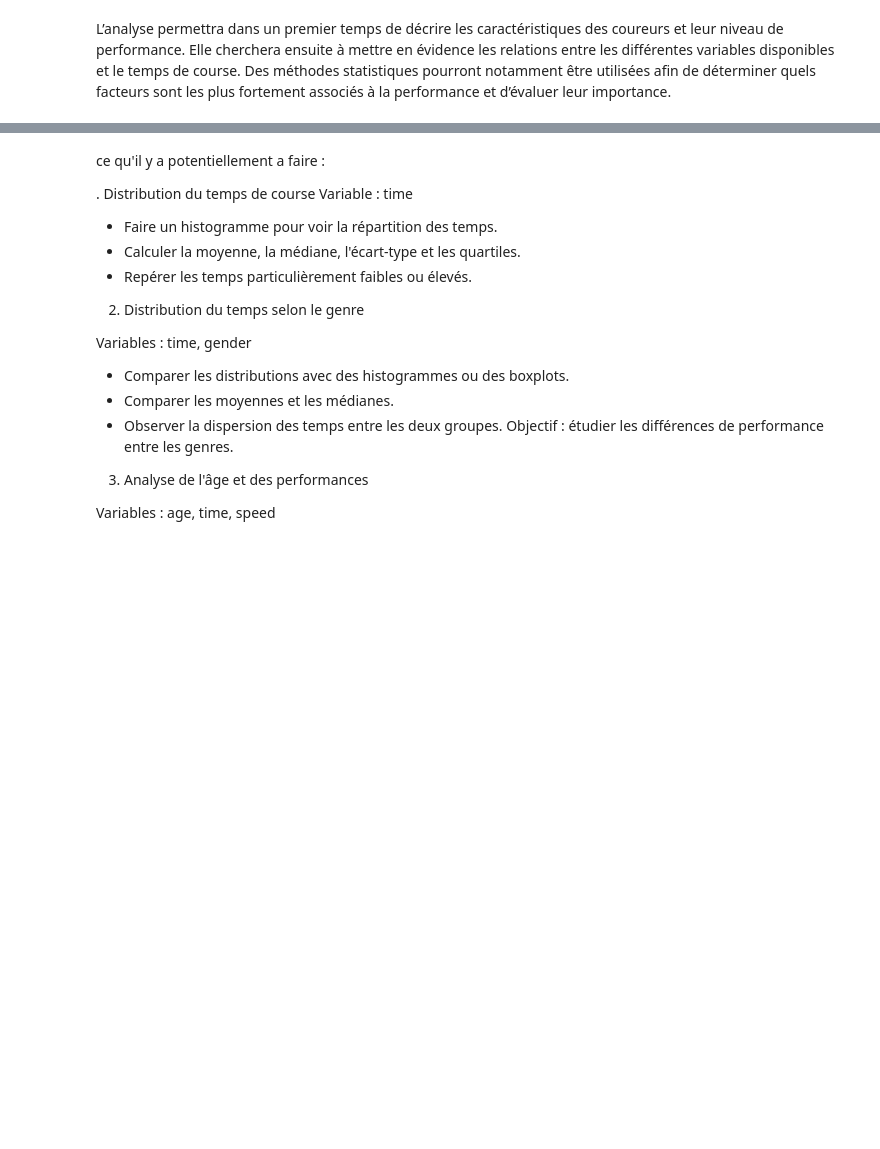
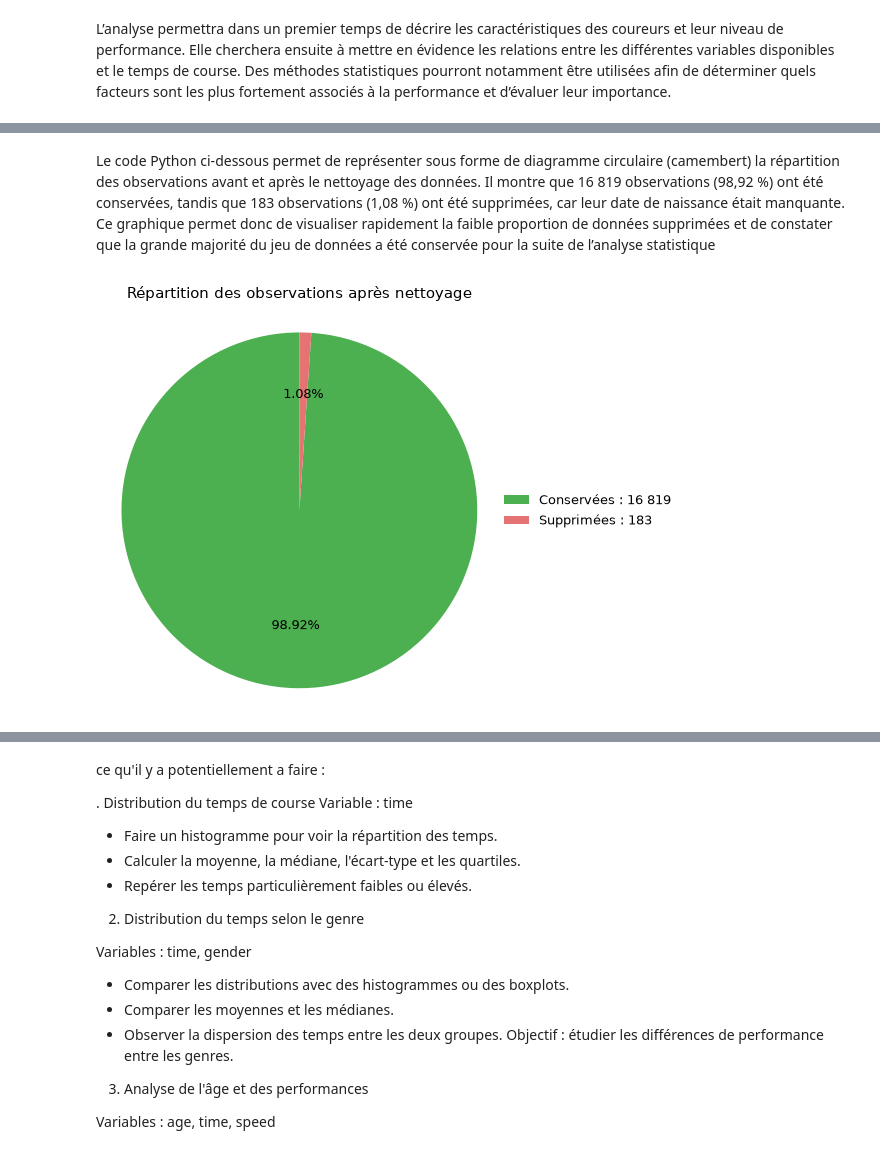
Before and after one commit to maxgotague/MTD_BG, a Jupyter notebook: stats_Marathon.ipynb, the cells around one changed output, grey strips where cells are left out. Saved outputs shown, nothing was run; the diff lists cells and outputs as text; code cells hidden in the pictures; blank space fills up the shorter version.

```diff
--- a/stats_Marathon.ipynb
+++ b/stats_Marathon.ipynb
@@ -67,4 +101,54 @@ dataFrame.head(20)
 | 17 | 5272 | 02:09:53 | Aaron Gruen | AUT | 1999-01-28 | 3 | Rockland Lake State Park | 2025-03-30 | Men | Marathon | ... |
 | 18 | 359 | 02:20:51 | Ababel Yeshaneh | ETH | 1991-07-22 | 2 | Chicago | 2019-10-13 | Women | Marathon | ... |
 | 19 | 757 | 02:22:52 | Ababel Yeshaneh | ETH | 1991-07-22 | 3 | New York | 2021-11-07 | Women | Marathon | ... |
+# %% [markdown]
+Le code Python ci-dessous permet de représenter sous forme de diagramme circulaire (camembert) la répartition des observations avant et après le nettoyage des données. Il montre que 16 819 observations (98,92 %) ont été conservées, tandis que 183 observations (1,08 %) ont été supprimées, car leur date de naissance était manquante. Ce graphique permet donc de visualiser rapidement la faible proportion de données supprimées et de constater que la grande majorité du jeu de données a été conservée pour la suite de l’analyse statistique
+# %%
+
+import matplotlib.pyplot as plt
+
+observations_avant = 17002
+observations_apres = 16819
+observations_supprimees = observations_avant - observations_apres
+
+valeurs = [observations_apres, observations_supprimees]
+labels = ["Observations conservées", "Observations supprimées"]
+couleurs = ["#4CAF50", "#E57373"]
+
+fig, ax = plt.subplots(figsize=(6, 4.5))
+
+parts, textes, pourcentages = ax.pie(
+    valeurs,
+    labels=None,
+    colors=couleurs,
+    autopct="%1.2f%%",
+    startangle=90,
+    pctdistance=0.65,
+    textprops={"fontsize": 9}
+)
+
+ax.legend(
+    parts,
+    [
+        f"Conservées : {observations_apres:,}".replace(",", " "),
+        f"Supprimées : {observations_supprimees:,}".replace(",", " ")
+    ],
+    loc="center left",
+    bbox_to_anchor=(1, 0.5),
+    fontsize=9,
+    frameon=False
+)
+
+ax.set_title(
+    "Répartition des observations après nettoyage",
+    fontsize=11,
+    pad=12,
+    loc="center"
+)
+
+ax.axis("equal")
+plt.tight_layout()
+plt.show()
+# %% [output]
+[figure, added]
 # %% [markdown]
```
Also changed, not shown: parts of 5 cells of this notebook.
